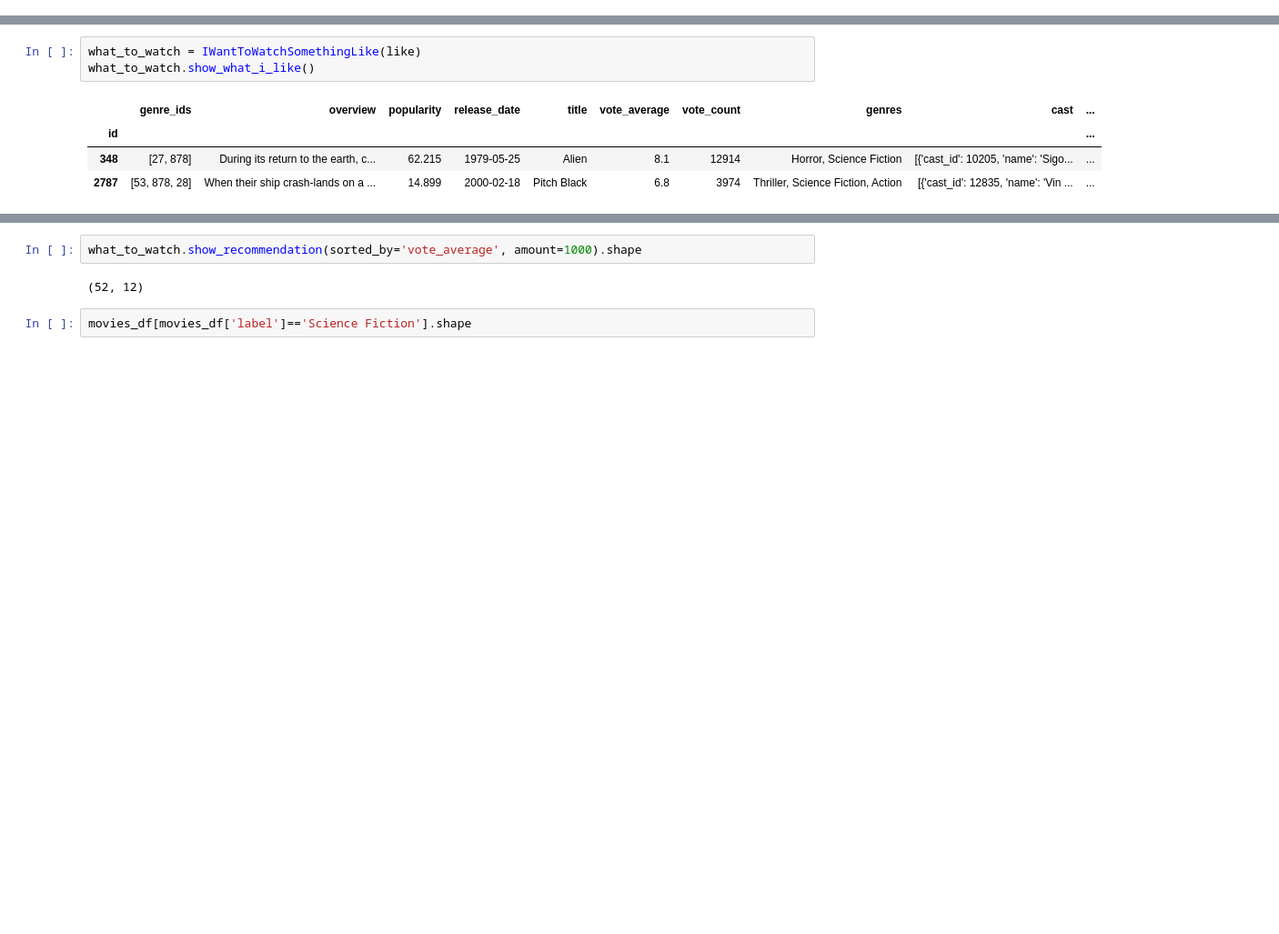
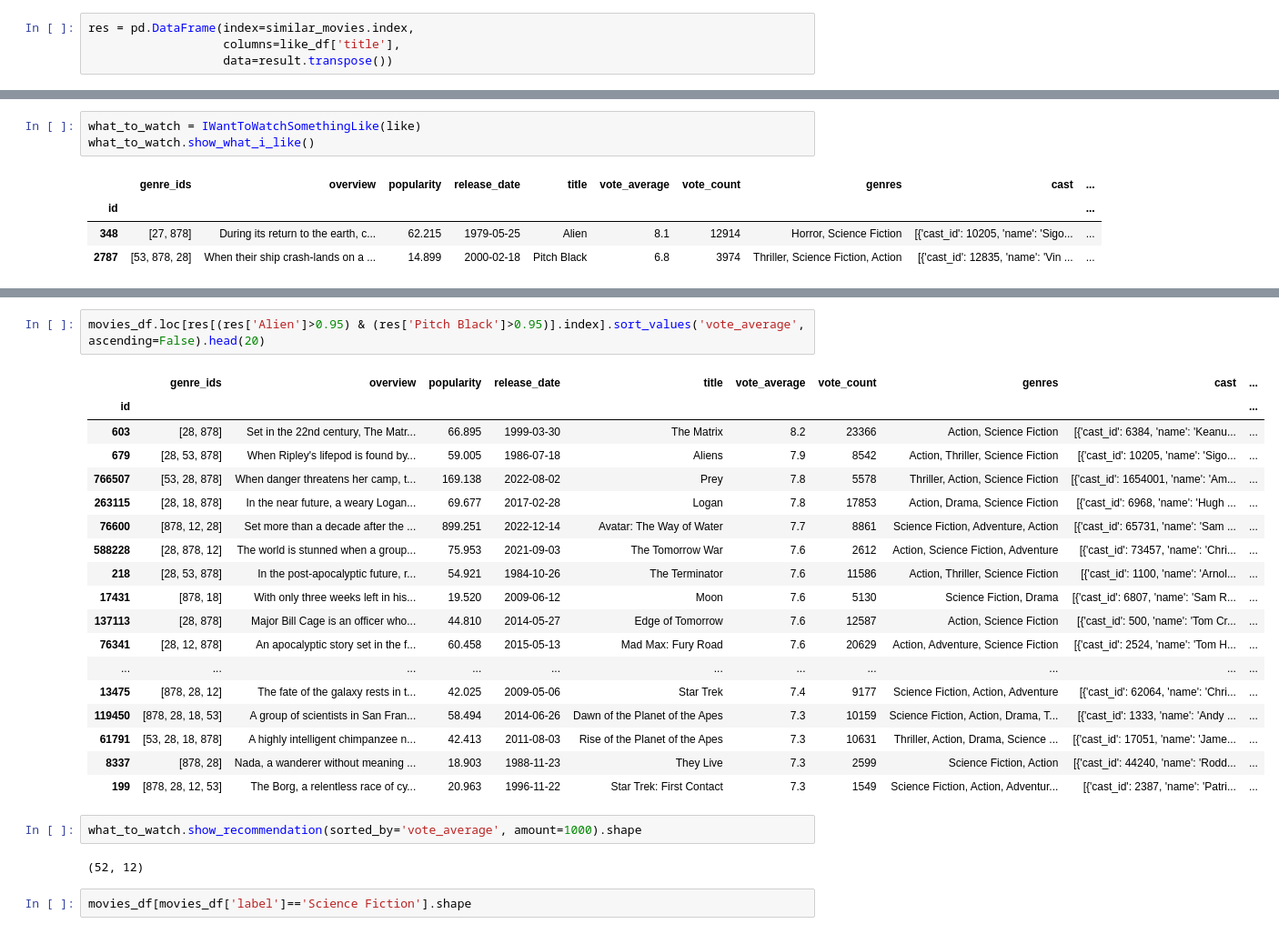
Before and after one commit to fadeeva/normal_projects, a Jupyter notebook: Popular_10000_movies_listed_on_TMDb/prsnt.ipynb, the cells around one changed output, grey strips where cells are left out. Shown at 91% size. Saved outputs shown, nothing was run; the diff lists cells and outputs as text; blank space fills up the shorter version.

```diff
--- a/Popular_10000_movies_listed_on_TMDb/prsnt.ipynb
+++ b/Popular_10000_movies_listed_on_TMDb/prsnt.ipynb
@@ -760,3 +749,7 @@ movies_df
+# %%
+res = pd.DataFrame(index=similar_movies.index,
+                   columns=like_df['title'],
+                   data=result.transpose())
 # %%
 like = [
     'Alien',
@@ -940,3 +929,24 @@ what_to_watch.show_recommendation(sorted_by='vote_average', amount=10)
+# %%
+movies_df.loc[res[(res['Alien']>0.95) & (res['Pitch Black']>0.95)].index].sort_values('vote_average', ascending=False).head(20)
+# %% [output]
+|  | genre_ids | overview | popularity | release_date | title | vote_average | vote_count | genres | cast | ... |
+| id |  |  |  |  |  |  |  |  |  | ... |
+| 603 | [28, 878] | Set in the 22nd century, The Matr... | 66.895 | 1999-03-30 | The Matrix | 8.2 | 23366 | Action, Science Fiction | [{'cast_id': 6384, 'name': 'Keanu... | ... |
+| 679 | [28, 53, 878] | When Ripley's lifepod is found by... | 59.005 | 1986-07-18 | Aliens | 7.9 | 8542 | Action, Thriller, Science Fiction | [{'cast_id': 10205, 'name': 'Sigo... | ... |
+| 766507 | [53, 28, 878] | When danger threatens her camp, t... | 169.138 | 2022-08-02 | Prey | 7.8 | 5578 | Thriller, Action, Science Fiction | [{'cast_id': 1654001, 'name': 'Am... | ... |
+| 263115 | [28, 18, 878] | In the near future, a weary Logan... | 69.677 | 2017-02-28 | Logan | 7.8 | 17853 | Action, Drama, Science Fiction | [{'cast_id': 6968, 'name': 'Hugh ... | ... |
+| 76600 | [878, 12, 28] | Set more than a decade after the ... | 899.251 | 2022-12-14 | Avatar: The Way of Water | 7.7 | 8861 | Science Fiction, Adventure, Action | [{'cast_id': 65731, 'name': 'Sam ... | ... |
+| 588228 | [28, 878, 12] | The world is stunned when a group... | 75.953 | 2021-09-03 | The Tomorrow War | 7.6 | 2612 | Action, Science Fiction, Adventure | [{'cast_id': 73457, 'name': 'Chri... | ... |
+| 218 | [28, 53, 878] | In the post-apocalyptic future, r... | 54.921 | 1984-10-26 | The Terminator | 7.6 | 11586 | Action, Thriller, Science Fiction | [{'cast_id': 1100, 'name': 'Arnol... | ... |
+| 17431 | [878, 18] | With only three weeks left in his... | 19.520 | 2009-06-12 | Moon | 7.6 | 5130 | Science Fiction, Drama | [{'cast_id': 6807, 'name': 'Sam R... | ... |
+| 137113 | [28, 878] | Major Bill Cage is an officer who... | 44.810 | 2014-05-27 | Edge of Tomorrow | 7.6 | 12587 | Action, Science Fiction | [{'cast_id': 500, 'name': 'Tom Cr... | ... |
+| 76341 | [28, 12, 878] | An apocalyptic story set in the f... | 60.458 | 2015-05-13 | Mad Max: Fury Road | 7.6 | 20629 | Action, Adventure, Science Fiction | [{'cast_id': 2524, 'name': 'Tom H... | ... |
+| ... | ... | ... | ... | ... | ... | ... | ... | ... | ... | ... |
+| 13475 | [878, 28, 12] | The fate of the galaxy rests in t... | 42.025 | 2009-05-06 | Star Trek | 7.4 | 9177 | Science Fiction, Action, Adventure | [{'cast_id': 62064, 'name': 'Chri... | ... |
+| 119450 | [878, 28, 18, 53] | A group of scientists in San Fran... | 58.494 | 2014-06-26 | Dawn of the Planet of the Apes | 7.3 | 10159 | Science Fiction, Action, Drama, T... | [{'cast_id': 1333, 'name': 'Andy ... | ... |
+| 61791 | [53, 28, 18, 878] | A highly intelligent chimpanzee n... | 42.413 | 2011-08-03 | Rise of the Planet of the Apes | 7.3 | 10631 | Thriller, Action, Drama, Science ... | [{'cast_id': 17051, 'name': 'Jame... | ... |
+| 8337 | [878, 28] | Nada, a wanderer without meaning ... | 18.903 | 1988-11-23 | They Live | 7.3 | 2599 | Science Fiction, Action | [{'cast_id': 44240, 'name': 'Rodd... | ... |
+| 199 | [878, 28, 12, 53] | The Borg, a relentless race of cy... | 20.963 | 1996-11-22 | Star Trek: First Contact | 7.3 | 1549 | Science Fiction, Action, Adventur... | [{'cast_id': 2387, 'name': 'Patri... | ... |
 # %%
 what_to_watch.show_recommendation(sorted_by='vote_average', amount=1000).shape
 # %% [output]
```
Also changed, not shown: parts of 11 cells of this notebook.
